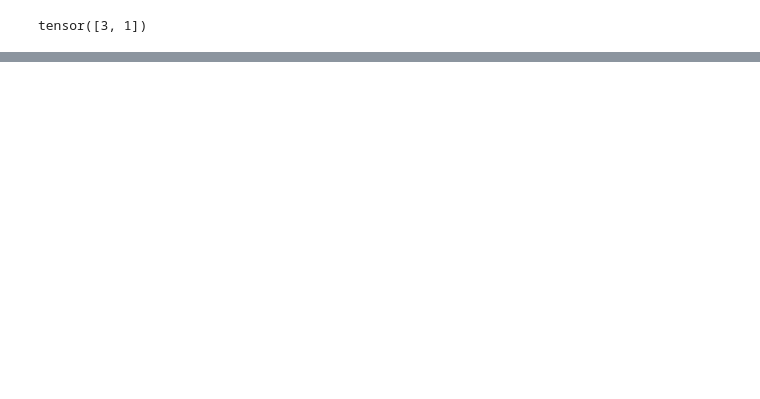
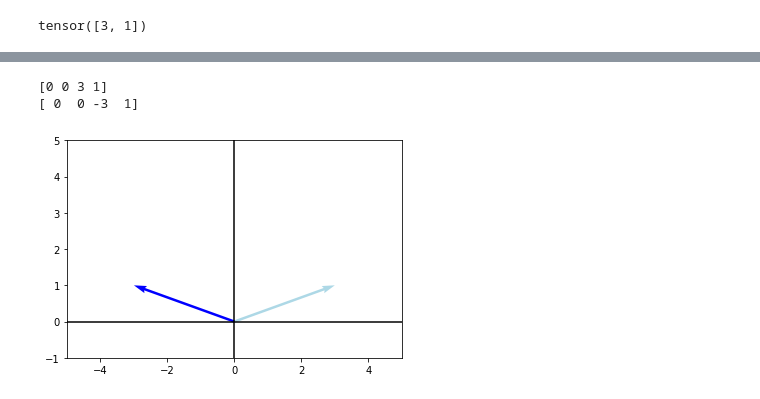
Before and after one commit to gilgamesh7/ml_math_python, a Jupyter notebook: 06_affine_transformations.ipynb, the cells around one changed output, grey strips where cells are left out. Cells and saved outputs as stored; diff of their text form; code cells hidden in the pictures; blank space fills up the shorter version.

```diff
--- a/06_affine_transformations.ipynb
+++ b/06_affine_transformations.ipynb
@@ -35,0 +91,11 @@ RuntimeError: zero-dimensional tensor (at position 1) cannot be concatenated
+# %%
+# Transform - Reflection - flip over Y axis
+F = np.array([[-1,0],[0,1]])
+
+Fv = np.dot(F,v)
+
+plot_vectors([v,Fv],['lightblue','blue'],(-5,5),(-1,5))
+# %% [output]
+[0 0 3 1]
+[ 0  0 -3  1]
+[figure, added]
```
Also changed, not shown: parts of 16 cells of this notebook.
